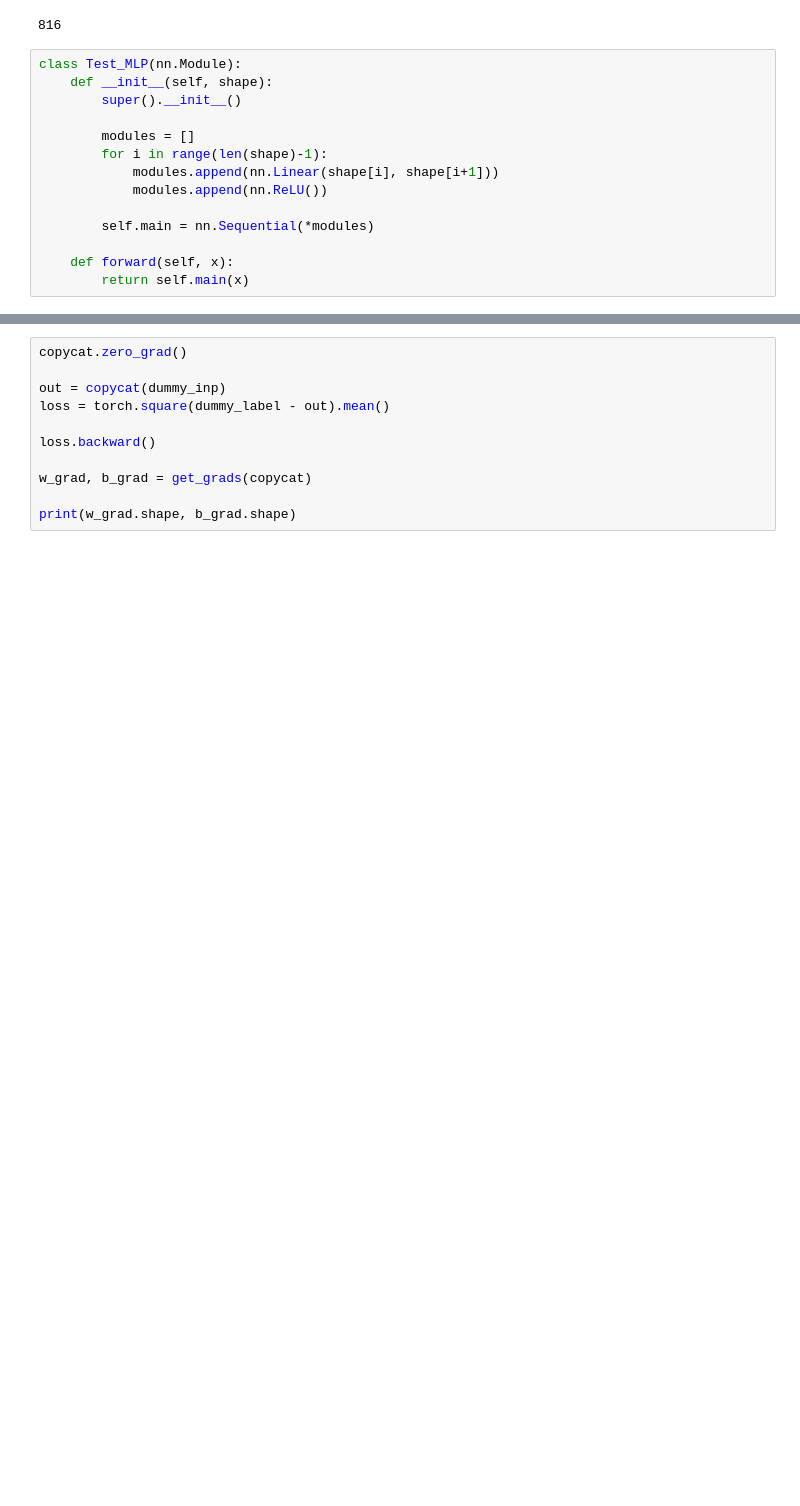
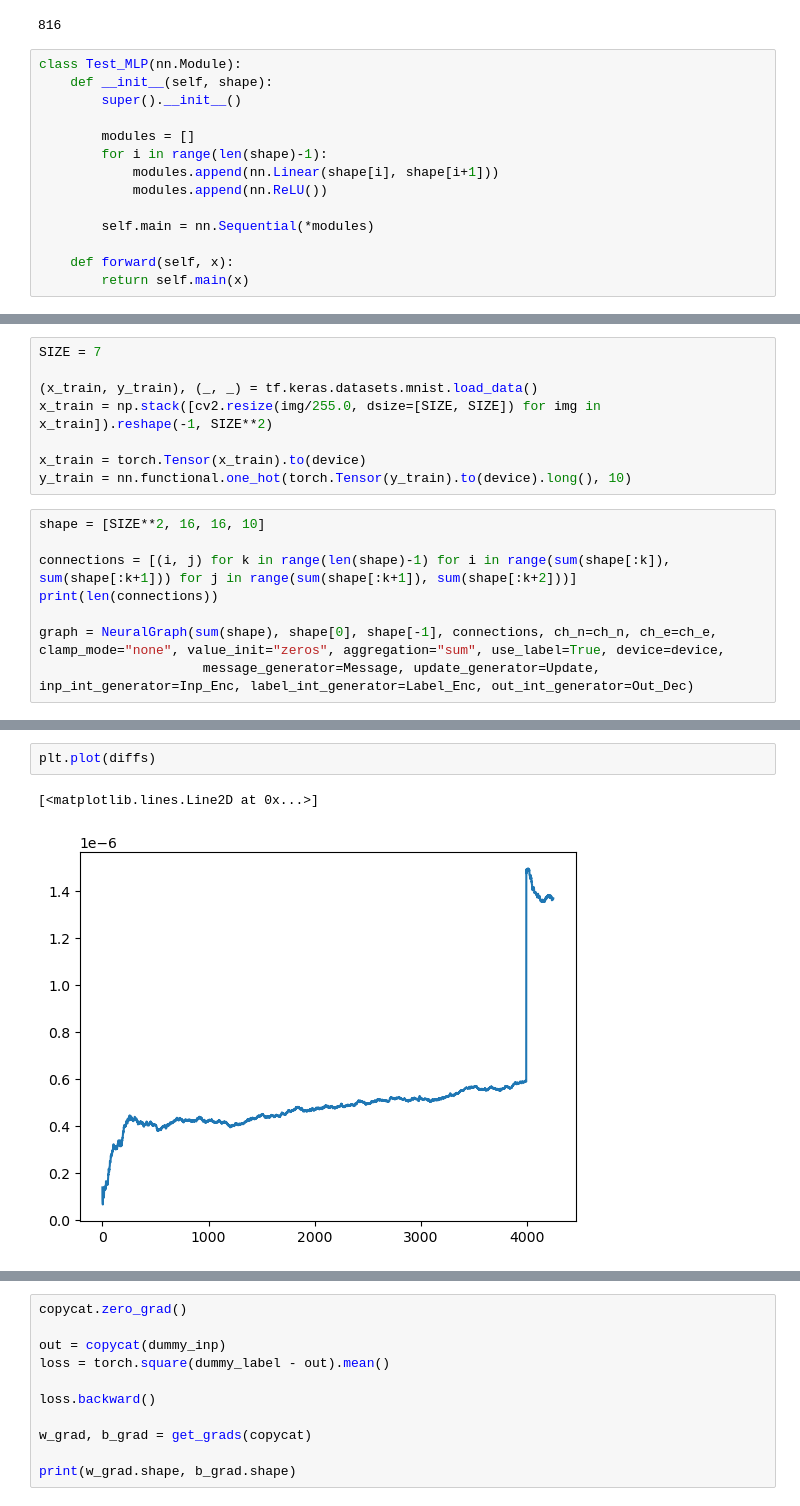
Before and after one commit to bunnalec/NeuralGraphPaper, a Jupyter notebook: backprop_mimic.ipynb, the cells around one changed output, grey strips where cells are left out. Cells and saved outputs as stored; diff of their text form; blank space fills up the shorter version.

```diff
--- a/backprop_mimic.ipynb
+++ b/backprop_mimic.ipynb
@@ -114,0 +646,16 @@ copycat = Test_MLP(shape).to("cuda")
+# %%
+SIZE = 7
+
+(x_train, y_train), (_, _) = tf.keras.datasets.mnist.load_data()
+x_train = np.stack([cv2.resize(img/255.0, dsize=[SIZE, SIZE]) for img in x_train]).reshape(-1, SIZE**2)
+
+x_train = torch.Tensor(x_train).to(device)
+y_train = nn.functional.one_hot(torch.Tensor(y_train).to(device).long(), 10)
+# %%
+shape = [SIZE**2, 16, 16, 10]
+
+connections = [(i, j) for k in range(len(shape)-1) for i in range(sum(shape[:k]), sum(shape[:k+1])) for j in range(sum(shape[:k+1]), sum(shape[:k+2]))]
+print(len(connections))
+
+graph = NeuralGraph(sum(shape), shape[0], shape[-1], connections, ch_n=ch_n, ch_e=ch_e, clamp_mode="none", value_init="zeros", aggregation="sum", use_label=True, device=device,
+                     message_generator=Message, update_generator=Update, inp_int_generator=Inp_Enc, label_int_generator=Label_Enc, out_int_generator=Out_Dec)
@@ -114,0 +754,5 @@ copycat = Test_MLP(shape).to("cuda")
+# %%
+plt.plot(diffs)
+# %% [output]
+[<matplotlib.lines.Line2D at 0x...>]
+[figure, added]
```
Also changed, not shown: parts of 84 cells of this notebook, 5 other files.
